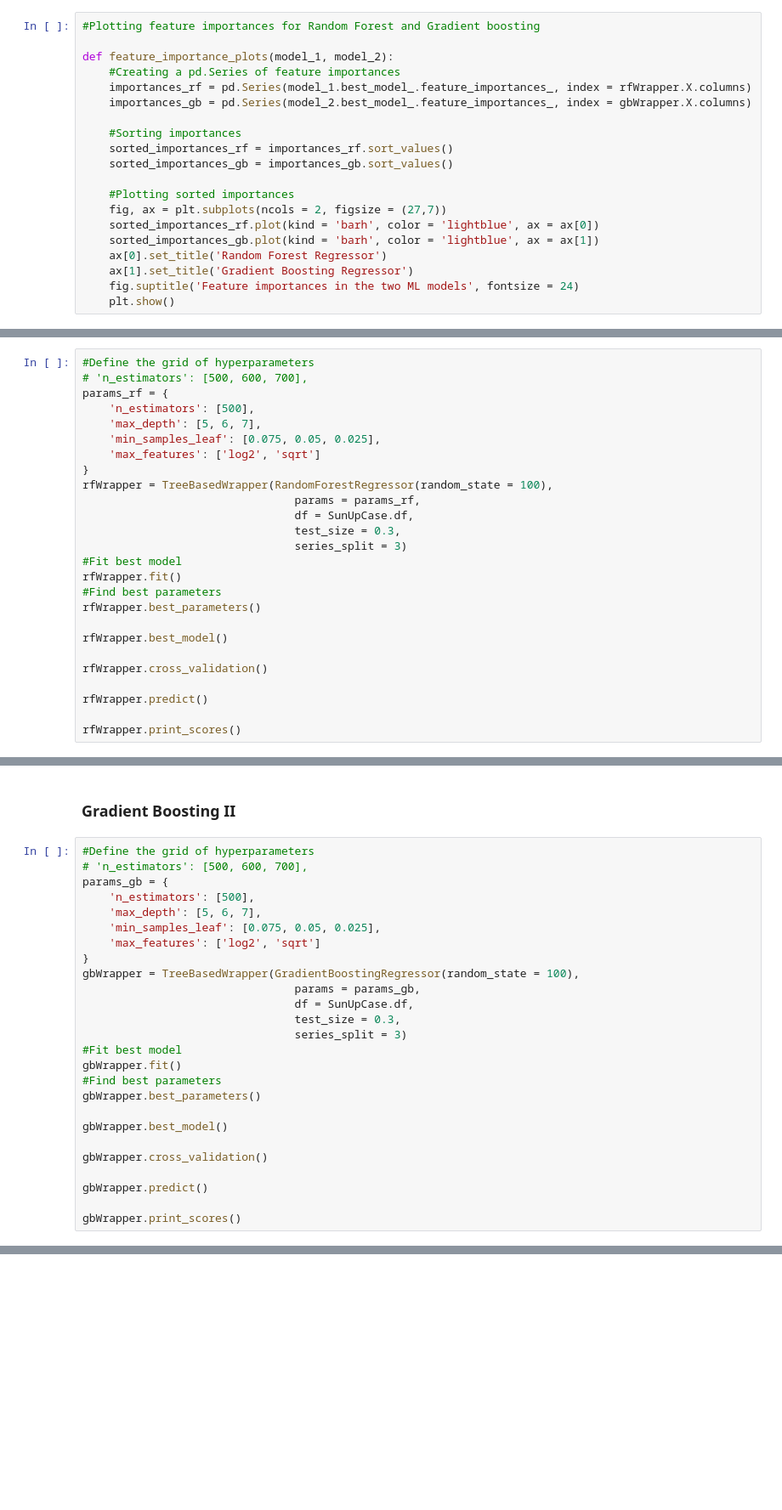
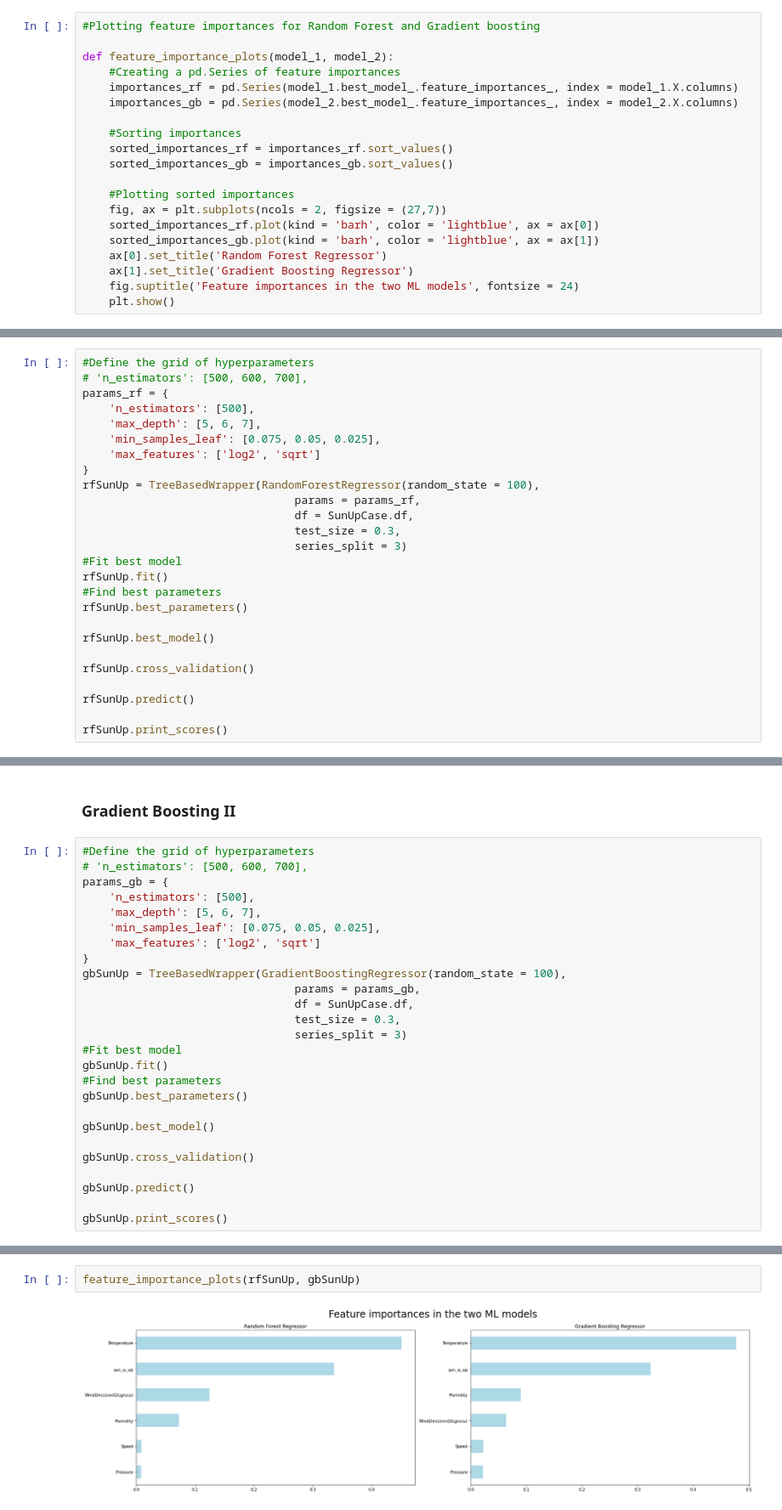
Before and after one commit to vassilispapadop/ml-solar-radiation-prediction, a Jupyter notebook: nasa_solar_radiation_prediction.ipynb, the cells around one changed output, grey strips where cells are left out. Shown at 85% size. Drawn from its saved outputs; the diff is of its cells as text; blank space fills up the shorter version.

```diff
--- a/nasa_solar_radiation_prediction.ipynb
+++ b/nasa_solar_radiation_prediction.ipynb
@@ -652,8 +679,8 @@ throw NotImplementedException
 
 def feature_importance_plots(model_1, model_2):
     #Creating a pd.Series of feature importances
-    importances_rf = pd.Series(model_1.best_model_.feature_importances_, index = rfWrapper.X.columns)
-    importances_gb = pd.Series(model_2.best_model_.feature_importances_, index = gbWrapper.X.columns)
+    importances_rf = pd.Series(model_1.best_model_.feature_importances_, index = model_1.X.columns)
+    importances_gb = pd.Series(model_2.best_model_.feature_importances_, index = model_2.X.columns)
 
     #Sorting importances
     sorted_importances_rf = importances_rf.sort_values()
@@ -733,23 +767,23 @@ params_rf = {
     'min_samples_leaf': [0.075, 0.05, 0.025],
     'max_features': ['log2', 'sqrt']
 }
-rfWrapper = TreeBasedWrapper(RandomForestRegressor(random_state = 100),
+rfSunUp = TreeBasedWrapper(RandomForestRegressor(random_state = 100),
                                 params = params_rf,
                                 df = SunUpCase.df,
                                 test_size = 0.3,
                                 series_split = 3)
 #Fit best model
-rfWrapper.fit()
+rfSunUp.fit()
 #Find best parameters
-rfWrapper.best_parameters()
+rfSunUp.best_parameters()
 
-rfWrapper.best_model()
+rfSunUp.best_model()
 
-rfWrapper.cross_validation()
+rfSunUp.cross_validation()
 
-rfWrapper.predict()
+rfSunUp.predict()
 
-rfWrapper.print_scores()
+rfSunUp.print_scores()
 # %% [output]
 Fitting 3 folds for each of 10 candidates, totalling 30 fits
 [Parallel(n_jobs=4)]: Using backend LokyBackend with 4 concurrent workers.
@@ -773,23 +807,23 @@ params_gb = {
     'min_samples_leaf': [0.075, 0.05, 0.025],
     'max_features': ['log2', 'sqrt']
 }
-gbWrapper = TreeBasedWrapper(GradientBoostingRegressor(random_state = 100),
+gbSunUp = TreeBasedWrapper(GradientBoostingRegressor(random_state = 100),
                                 params = params_gb,
                                 df = SunUpCase.df,
                                 test_size = 0.3,
                                 series_split = 3)
 #Fit best model
-gbWrapper.fit()
+gbSunUp.fit()
 #Find best parameters
-gbWrapper.best_parameters()
+gbSunUp.best_parameters()
 
-gbWrapper.best_model()
+gbSunUp.best_model()
 
-gbWrapper.cross_validation()
+gbSunUp.cross_validation()
 
-gbWrapper.predict()
+gbSunUp.predict()
 
-gbWrapper.print_scores()
+gbSunUp.print_scores()
 # %% [output]
 Fitting 3 folds for each of 10 candidates, totalling 30 fits
 [Parallel(n_jobs=4)]: Using backend LokyBackend with 4 concurrent workers.
@@ -808,0 +839,4 @@ feature_importance_plots(rfWrapper, gbWrapper)
+# %%
+feature_importance_plots(rfSunUp, gbSunUp)
+# %% [output]
+[figure, added]
```
Also changed, not shown: parts of 48 cells of this notebook.
